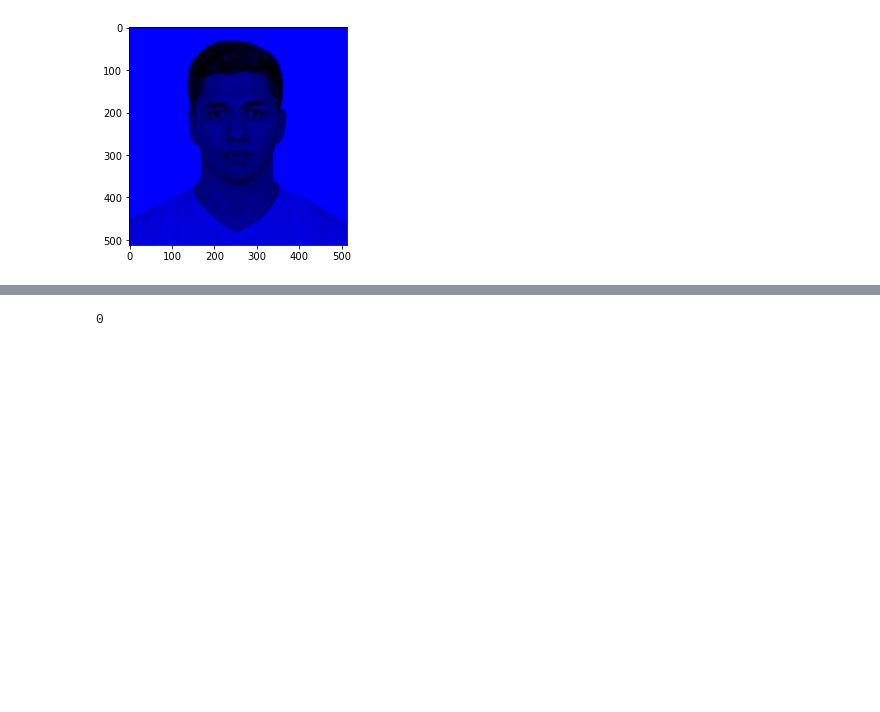
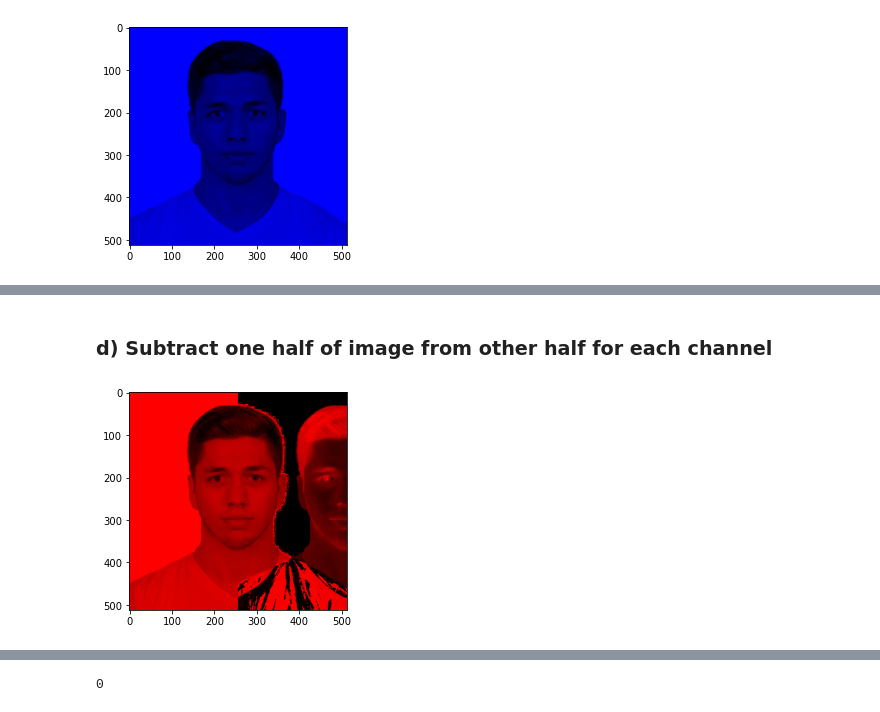
Before and after one commit to sencer4898/fall21-sencer4898, a Jupyter notebook: files/HW1.ipynb, the cells around one changed output, grey strips where cells are left out. Cells and saved outputs as stored; diff of their text form; code cells hidden in the pictures; blank space fills up the shorter version.

```diff
--- a/files/HW1.ipynb
+++ b/files/HW1.ipynb
@@ -234,0 +263,21 @@ plt.imshow(img_b);
+# %% [markdown]
+### d) Subtract one half of image from other half for each channel
+# %%
+# For the red channel
+
+red_channel_c = red_channel.copy()
+
+red_first_half = red_channel_c[:,:256]
+red_second_half = red_channel_c[:,256:]
+
+red_second_half = red_second_half-red_first_half
+red_second_half = red_second_half.clip(0)
+
+red_channel_new = np.concatenate((red_first_half,red_second_half),axis=1)
+
+subtracted_image_red = np.zeros(img.shape, dtype="uint8")
+subtracted_image_red[:,:,0] = red_channel_new
+
+plt.imshow(subtracted_image_red);
+# %% [output]
+[figure, added]
```
Also changed, not shown: parts of 18 cells of this notebook, 1 other file.
